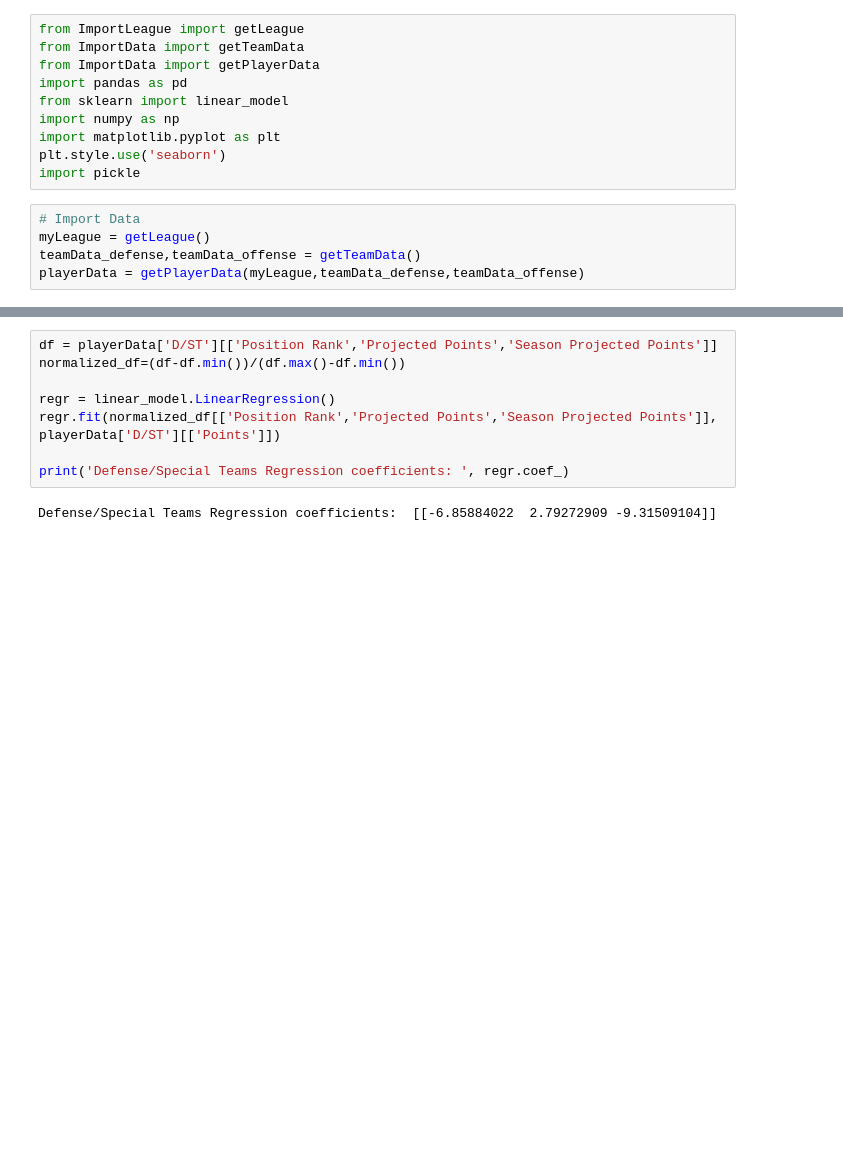
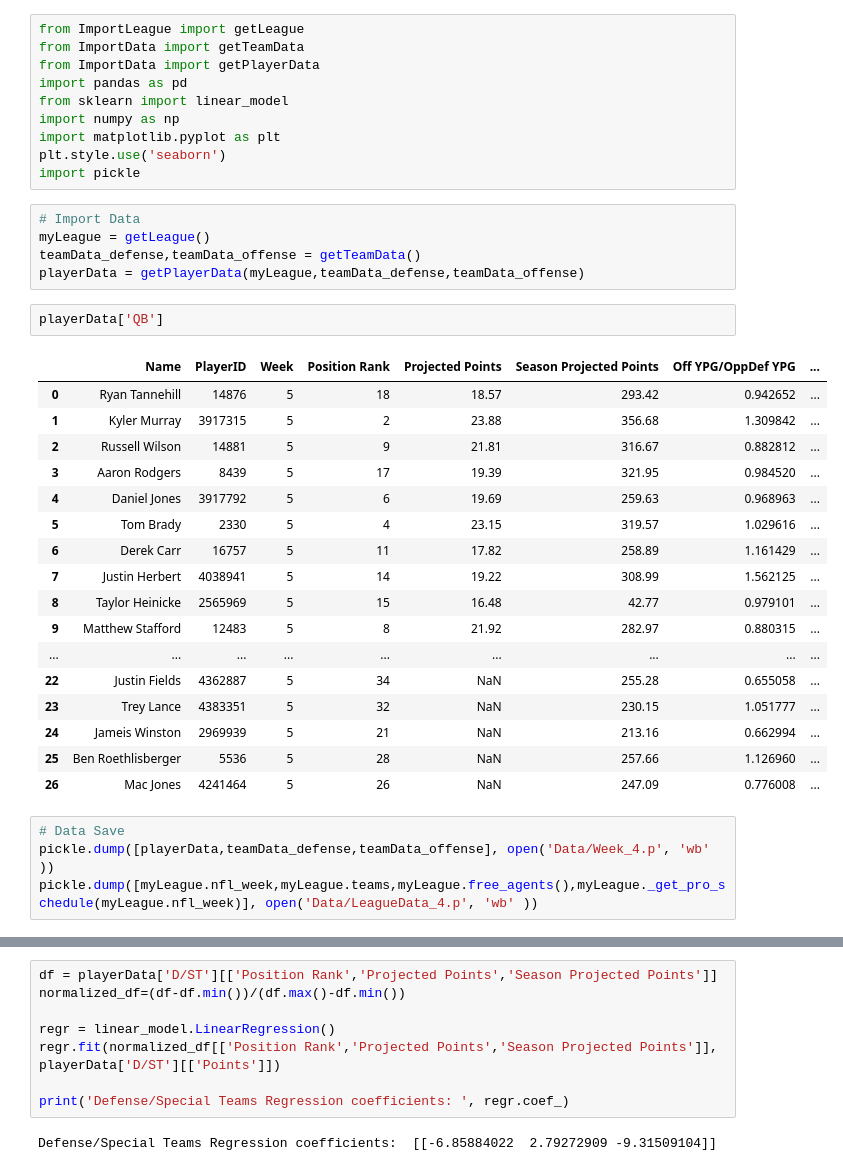
Before and after one commit to SunayBhat1/Writing-Code, a Jupyter notebook: Fantasy/RL_Fantasy.ipynb, the cells around one changed output, grey strips where cells are left out. Saved outputs shown, nothing was run; the diff lists cells and outputs as text; blank space fills up the shorter version.

Commit message:
Fantasy RL
-Week 5 Pre analysis and article 2 begin

```diff
--- a/Fantasy/RL_Fantasy.ipynb
+++ b/Fantasy/RL_Fantasy.ipynb
@@ -13,6 +13,30 @@ import pickle
 myLeague = getLeague()
 teamData_defense,teamData_offense = getTeamData()
 playerData = getPlayerData(myLeague,teamData_defense,teamData_offense)
+# %%
+playerData['QB']
+# %% [output]
+|  | Name | PlayerID | Week | Position Rank | Projected Points | Season Projected Points | Off YPG/OppDef YPG | ... |
+| 0 | Ryan Tannehill | 14876 | 5 | 18 | 18.57 | 293.42 | 0.942652 | ... |
+| 1 | Kyler Murray | 3917315 | 5 | 2 | 23.88 | 356.68 | 1.309842 | ... |
+| 2 | Russell Wilson | 14881 | 5 | 9 | 21.81 | 316.67 | 0.882812 | ... |
+| 3 | Aaron Rodgers | 8439 | 5 | 17 | 19.39 | 321.95 | 0.984520 | ... |
+| 4 | Daniel Jones | 3917792 | 5 | 6 | 19.69 | 259.63 | 0.968963 | ... |
+| 5 | Tom Brady | 2330 | 5 | 4 | 23.15 | 319.57 | 1.029616 | ... |
+| 6 | Derek Carr | 16757 | 5 | 11 | 17.82 | 258.89 | 1.161429 | ... |
+| 7 | Justin Herbert | 4038941 | 5 | 14 | 19.22 | 308.99 | 1.562125 | ... |
+| 8 | Taylor Heinicke | 2565969 | 5 | 15 | 16.48 | 42.77 | 0.979101 | ... |
+| 9 | Matthew Stafford | 12483 | 5 | 8 | 21.92 | 282.97 | 0.880315 | ... |
+| ... | ... | ... | ... | ... | ... | ... | ... | ... |
+| 22 | Justin Fields | 4362887 | 5 | 34 | NaN | 255.28 | 0.655058 | ... |
+| 23 | Trey Lance | 4383351 | 5 | 32 | NaN | 230.15 | 1.051777 | ... |
+| 24 | Jameis Winston | 2969939 | 5 | 21 | NaN | 213.16 | 0.662994 | ... |
+| 25 | Ben Roethlisberger | 5536 | 5 | 28 | NaN | 257.66 | 1.126960 | ... |
+| 26 | Mac Jones | 4241464 | 5 | 26 | NaN | 247.09 | 0.776008 | ... |
+# %%
+# Data Save
+pickle.dump([playerData,teamData_defense,teamData_offense], open('Data/Week_4.p', 'wb' ))
+pickle.dump([myLeague.nfl_week,myLeague.teams,myLeague.free_agents(),myLeague._get_pro_schedule(myLeague.nfl_week)], open('Data/LeagueData_4.p', 'wb' ))
 # %%
 # list(PRO_TEAM_MAP.values()).index(player.proTeam)
 # plt.scatter(playerData['QB']['Position Rank'],playerData['QB']['Points'])
```
Also changed, not shown: parts of 1 cell of this notebook, 10 other files.
